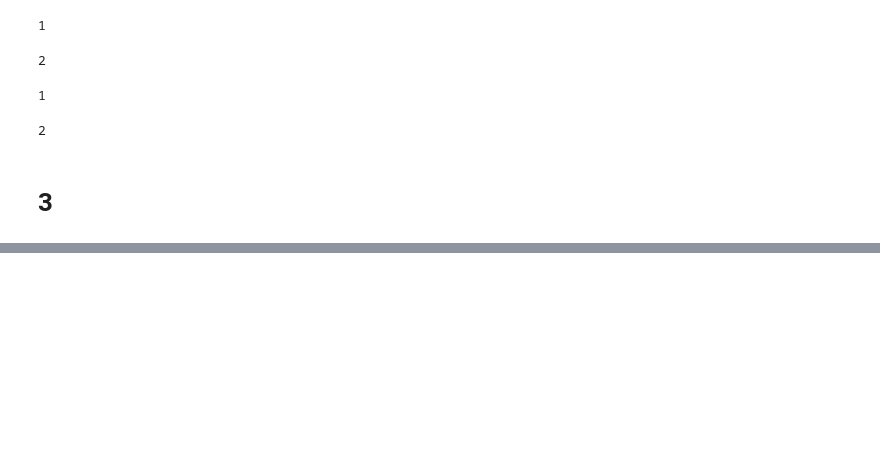
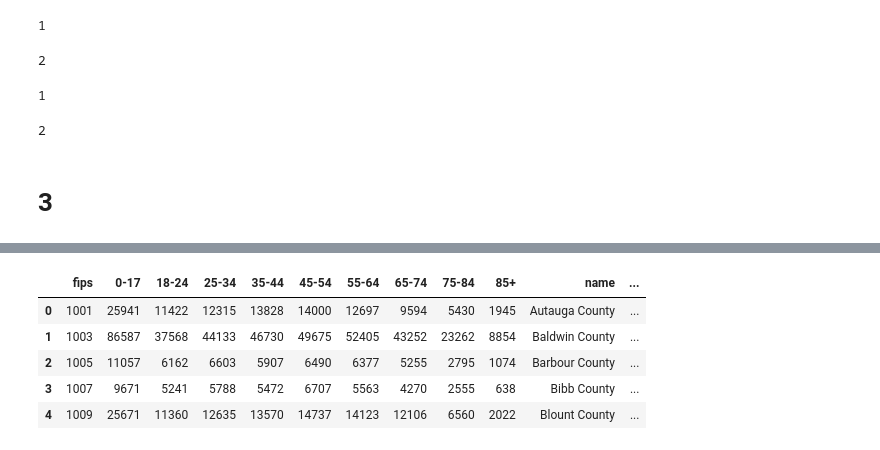
Before and after one commit to random-logic/sta141b-hw, a Jupyter notebook: HW1.ipynb, the cells around one changed output, grey strips where cells are left out. Cells and saved outputs as stored; diff of their text form; code cells hidden in the pictures; blank space fills up the shorter version.

```diff
--- a/HW1.ipynb
+++ b/HW1.ipynb
@@ -135,0 +164,6 @@ import matplotlib.pyplot as plt
+# %%
+fips_county['fips'] = pd.to_numeric(fips_county['fips'], errors='coerce')
+# %%
+fips_county = fips_county.dropna(subset=['fips'])
+# %%
+fips_county['fips'] = fips_county['fips'].astype('int64')
@@ -135,0 +179,11 @@ import matplotlib.pyplot as plt
+# %%
+data = pd.merge(county_age_dist, fips_county, on="fips")
+# %%
+data.head()
+# %% [output]
+|  | fips | 0-17 | 18-24 | 25-34 | 35-44 | 45-54 | 55-64 | 65-74 | 75-84 | 85+ | name | ... |
+| 0 | 1001 | 25941 | 11422 | 12315 | 13828 | 14000 | 12697 | 9594 | 5430 | 1945 | Autauga County | ... |
+| 1 | 1003 | 86587 | 37568 | 44133 | 46730 | 49675 | 52405 | 43252 | 23262 | 8854 | Baldwin County | ... |
+| 2 | 1005 | 11057 | 6162 | 6603 | 5907 | 6490 | 6377 | 5255 | 2795 | 1074 | Barbour County | ... |
+| 3 | 1007 | 9671 | 5241 | 5788 | 5472 | 6707 | 5563 | 4270 | 2555 | 638 | Bibb County | ... |
+| 4 | 1009 | 25671 | 11360 | 12635 | 13570 | 14737 | 14123 | 12106 | 6560 | 2022 | Blount County | ... |
```
Also changed, not shown: parts of 17 cells of this notebook, 3 other files.
